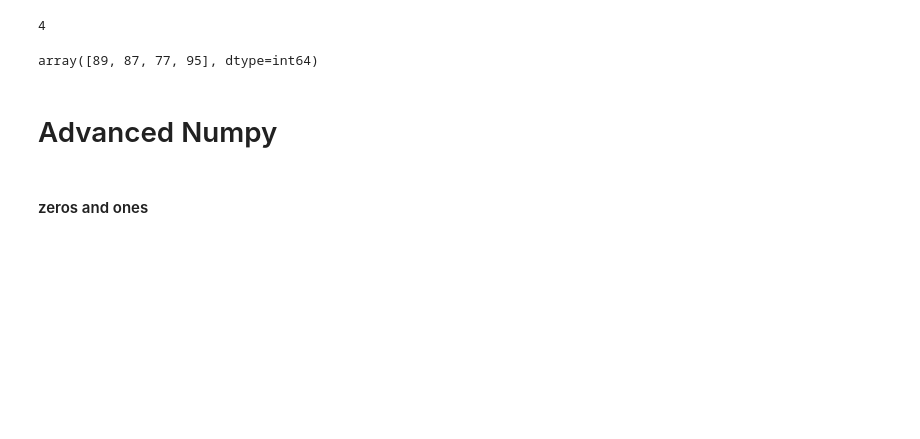
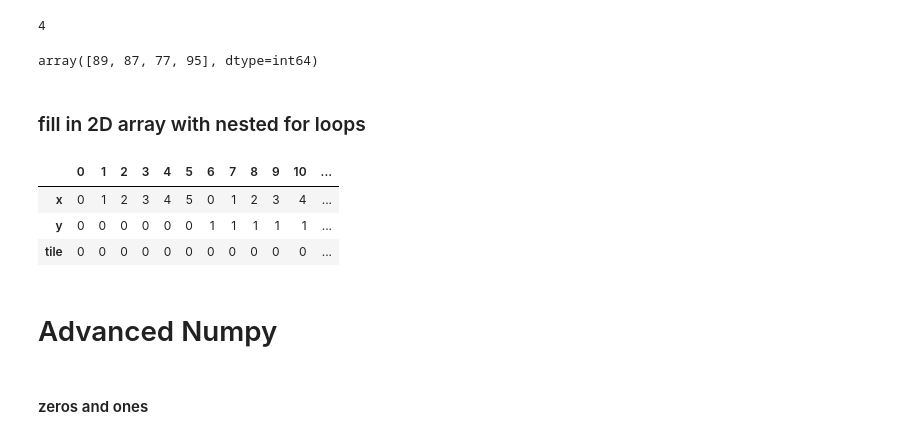
Before and after one commit to funnyasme/WIP_Learning, a Jupyter notebook: loveMyExamples.ipynb, the cells around one changed output. Drawn from its saved outputs; the diff is of its cells as text; code cells hidden in the pictures; blank space fills up the shorter version.

```diff
--- a/loveMyExamples.ipynb
+++ b/loveMyExamples.ipynb
@@ -2779,6 +3075,30 @@ crossing_times
 33
 4
 array([89, 87, 77, 95], dtype=int64)
+# %%
+from IPython.core.interactiveshell import InteractiveShell
+InteractiveShell.ast_node_interactivity = "all"
+import pandas as pd
+import numpy as np
+pd.set_option('display.max_columns', 100)
+# %% [markdown]
+### fill in 2D array with nested for loops
+# %%
+N = 6; M = 5; n = 2; m = 2; input_steps = 5
+arr = []
+for y in range(M):
+    for x in range(N):
+        arr1 = [x,y,0]
+        arr.append(arr1)
+
+cols = ['x', 'y', 'tile']
+df = pd.DataFrame(arr, columns = cols)
+df.T
+# %% [output]
+|  | 0 | 1 | 2 | 3 | 4 | 5 | 6 | 7 | 8 | 9 | 10 | ... |
+| x | 0 | 1 | 2 | 3 | 4 | 5 | 0 | 1 | 2 | 3 | 4 | ... |
+| y | 0 | 0 | 0 | 0 | 0 | 0 | 1 | 1 | 1 | 1 | 1 | ... |
+| tile | 0 | 0 | 0 | 0 | 0 | 0 | 0 | 0 | 0 | 0 | 0 | ... |
 # %% [markdown]
 # Advanced Numpy
 # %%
```
Also changed, not shown: parts of 6 cells of this notebook.
